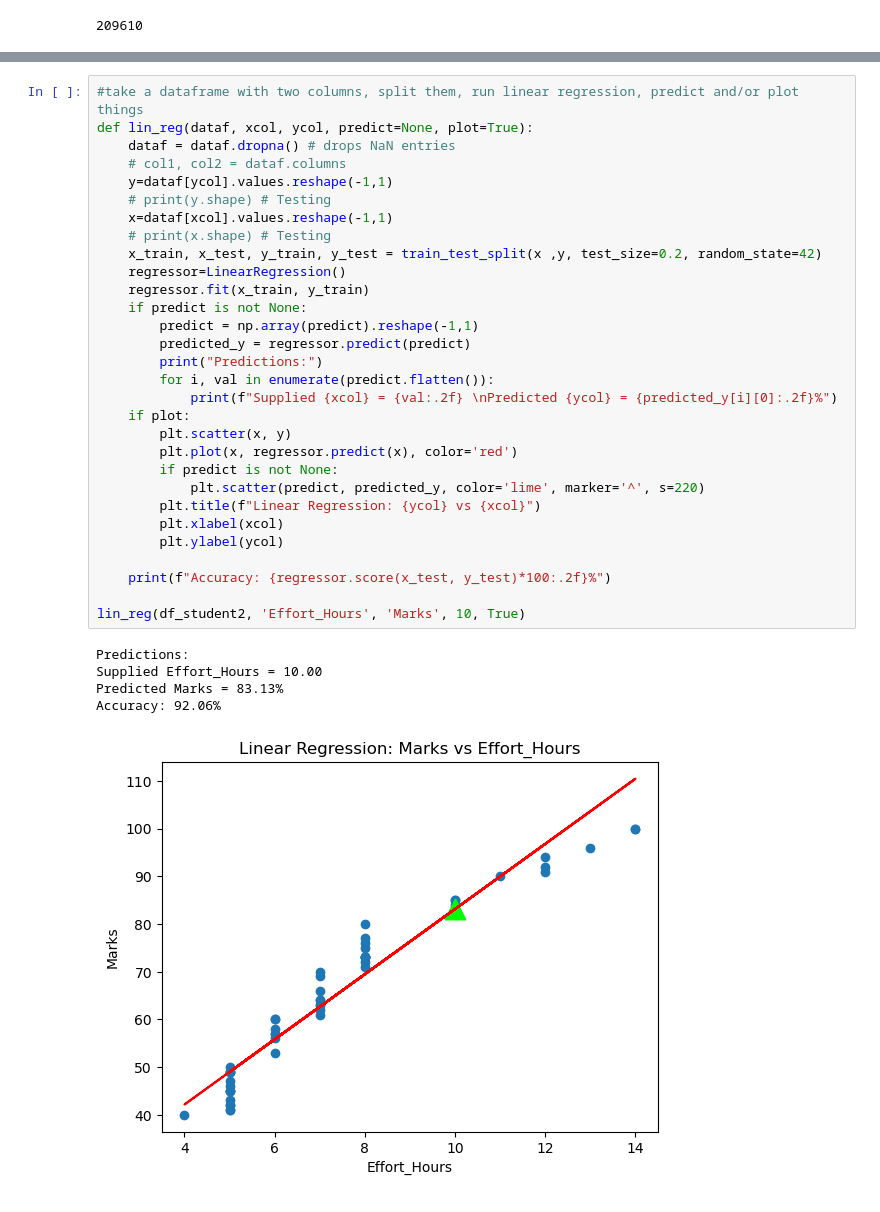
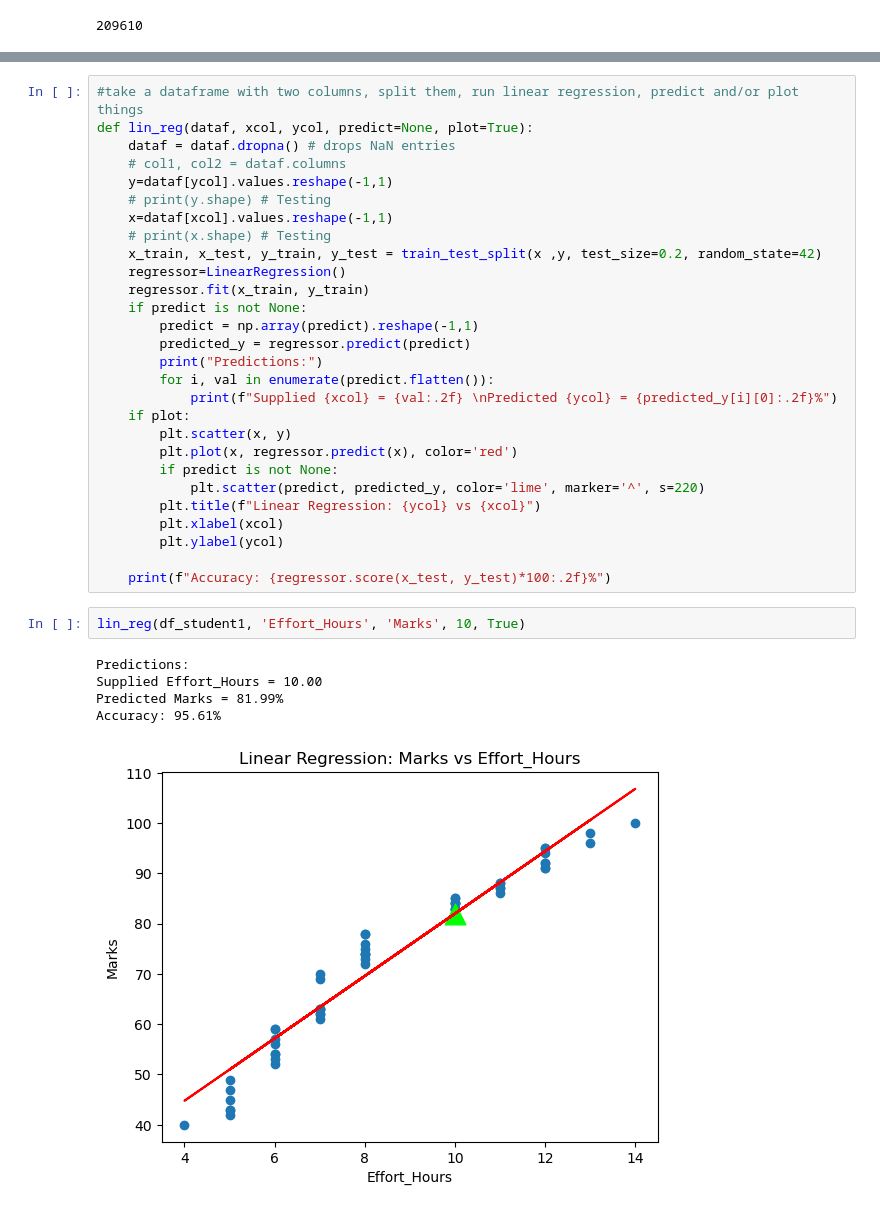
Before and after one commit to jbeau085/DB2-assign2, a Jupyter notebook: DB-Assign2.ipynb, the cells around one changed output, grey strips where cells are left out. Cells and saved outputs as stored; diff of their text form.

```diff
--- a/DB-Assign2.ipynb
+++ b/DB-Assign2.ipynb
@@ -152,11 +213,11 @@ def lin_reg(dataf, xcol, ycol, predict=None, plot=True):
         plt.ylabel(ycol)
 
     print(f"Accuracy: {regressor.score(x_test, y_test)*100:.2f}%")
-
-lin_reg(df_student2, 'Effort_Hours', 'Marks', 10, True)
-# %% [output]
-Predictions:
-Supplied Effort_Hours = 10.00
-Predicted Marks = 83.13%
-Accuracy: 92.06%
-[figure, removed]
+# %%
+lin_reg(df_student1, 'Effort_Hours', 'Marks', 10, True)
+# %% [output]
+Predictions:
+Supplied Effort_Hours = 10.00
+Predicted Marks = 81.99%
+Accuracy: 95.61%
+[figure, added]
```
Also changed, not shown: parts of 11 cells of this notebook.
